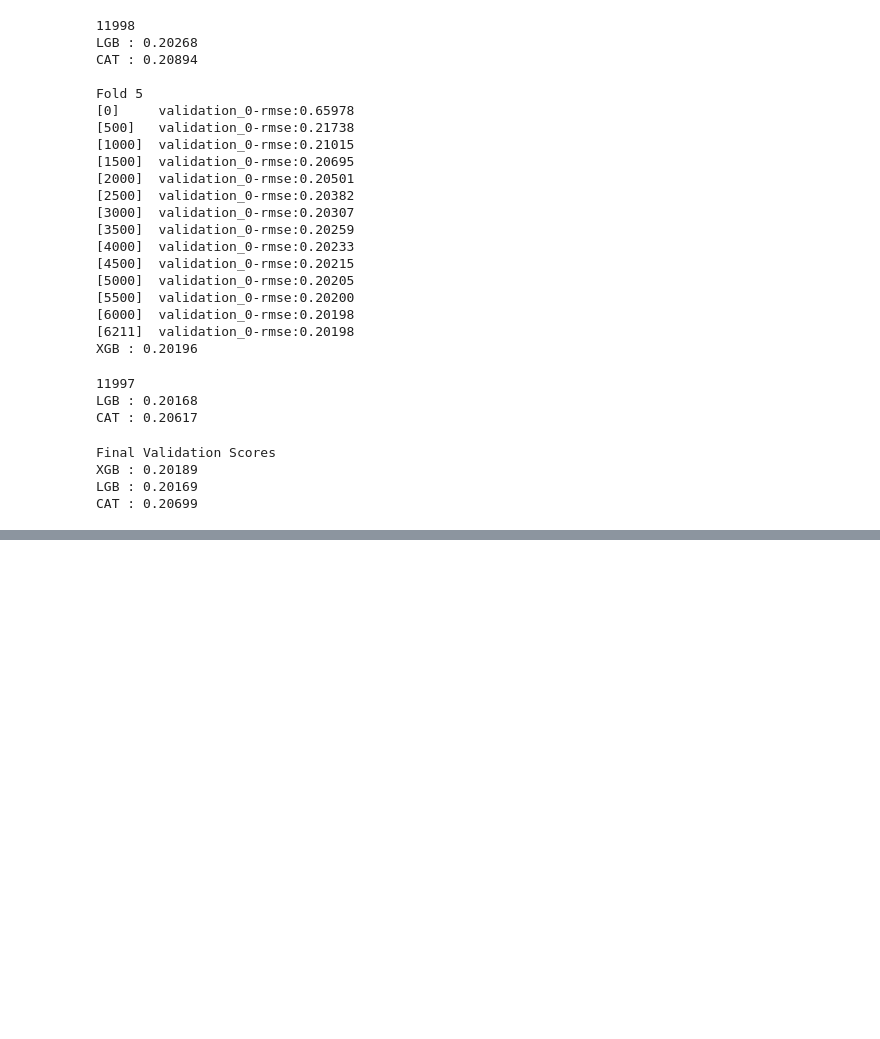
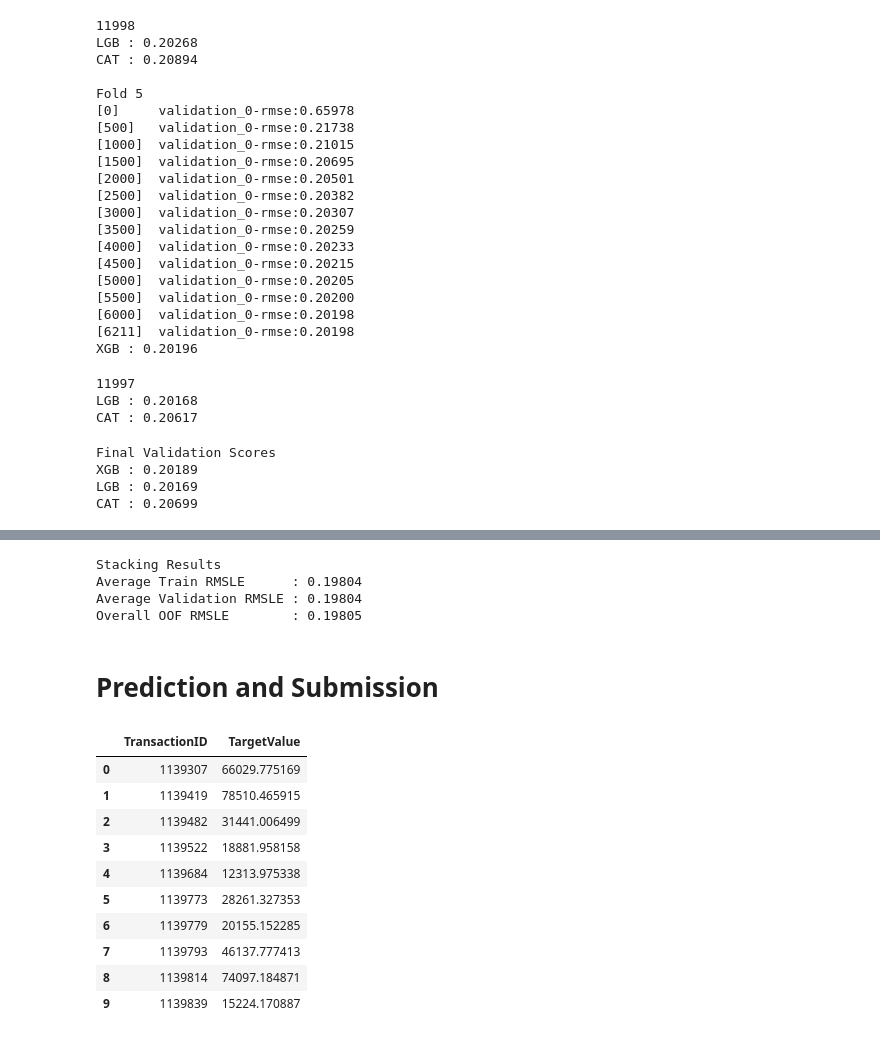
Before and after one commit to vp916/Heavy_Equipment_, a Jupyter notebook: notebooks/model_development.ipynb, the cells around one changed output, grey strips where cells are left out. Cells and saved outputs as stored; diff of their text form; code cells hidden in the pictures; blank space fills up the shorter version.

Commit message:
Applied ensemble learning technique - Stacking & trained meta-model to combine predictions of 3 tuned models

```diff
--- a/notebooks/model_development.ipynb
+++ b/notebooks/model_development.ipynb
@@ -1259,0 +1338,47 @@ CAT : 0.20699
+# %%
+print("\nStacking Results")
+print(f"Average Train RMSLE      : {np.mean(stack_train_scores):.5f}")
+print(f"Average Validation RMSLE : {np.mean(stack_val_scores):.5f}")
+print(f"Overall OOF RMSLE        : {stack_score:.5f}")
+
+
+# Train final Ridge model on all data
+final_meta_model = Ridge(alpha=1.0)
+
+final_meta_model.fit(
+    train_stack,
+    y_log
+)
+
+stack_test = final_meta_model.predict(test_stack)
+# %% [output]
+Stacking Results
+Average Train RMSLE      : 0.19804
+Average Validation RMSLE : 0.19804
+Overall OOF RMSLE        : 0.19805
+# %% [markdown]
+# Prediction and Submission
+# %%
+final_predictions = np.maximum(np.expm1(stack_test), 0)
+# %%
+submission = pd.DataFrame({
+    "TransactionID":test_ids,
+    "TargetValue":final_predictions
+})
+submission.to_csv(
+    "submission.csv",
+    index=False
+)
+submission.head(10)
+# %% [output]
+|  | TransactionID | TargetValue |
+| 0 | 1139307 | 66029.775169 |
+| 1 | 1139419 | 78510.465915 |
+| 2 | 1139482 | 31441.006499 |
+| 3 | 1139522 | 18881.958158 |
+| 4 | 1139684 | 12313.975338 |
+| 5 | 1139773 | 28261.327353 |
+| 6 | 1139779 | 20155.152285 |
+| 7 | 1139793 | 46137.777413 |
+| 8 | 1139814 | 74097.184871 |
+| 9 | 1139839 | 15224.170887 |
```
Also changed, not shown: parts of 5 cells of this notebook.
